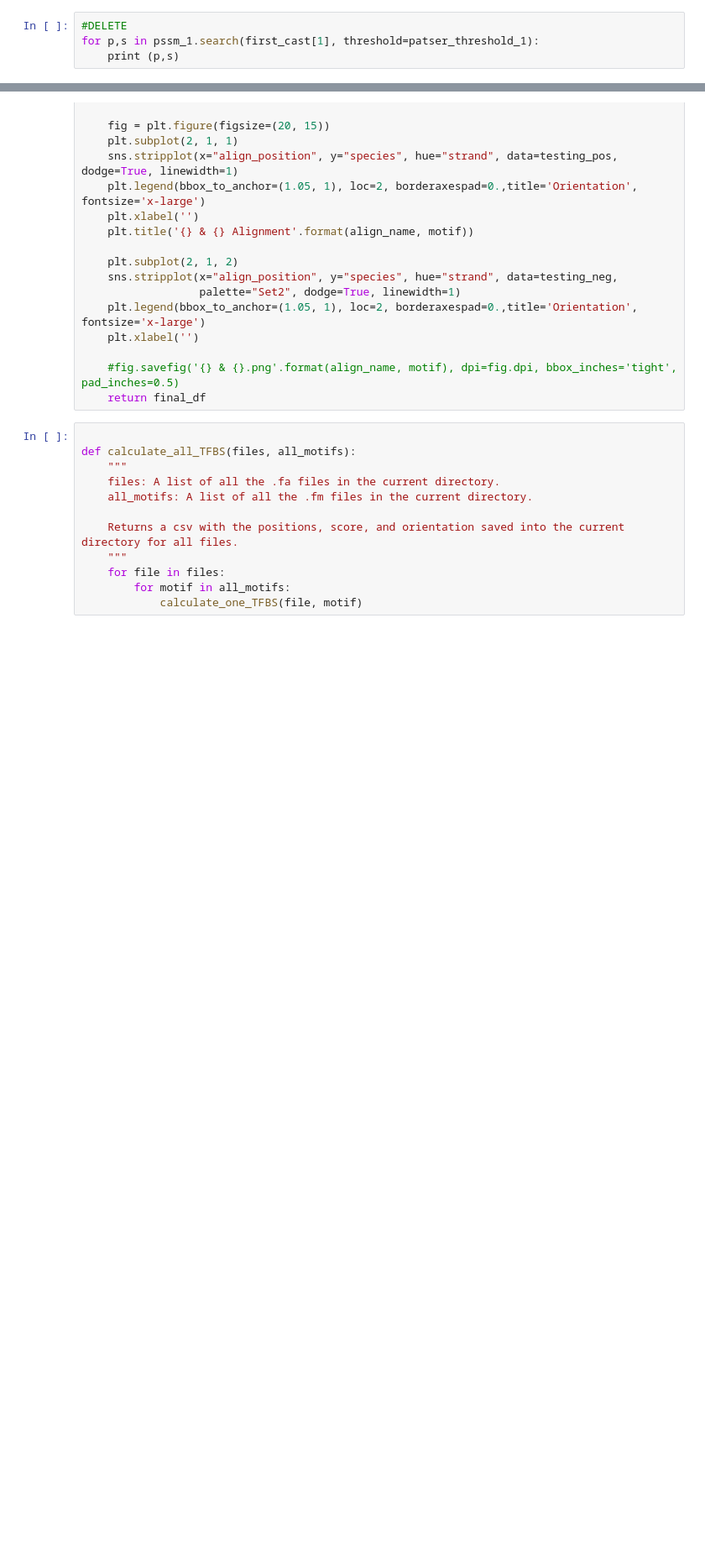
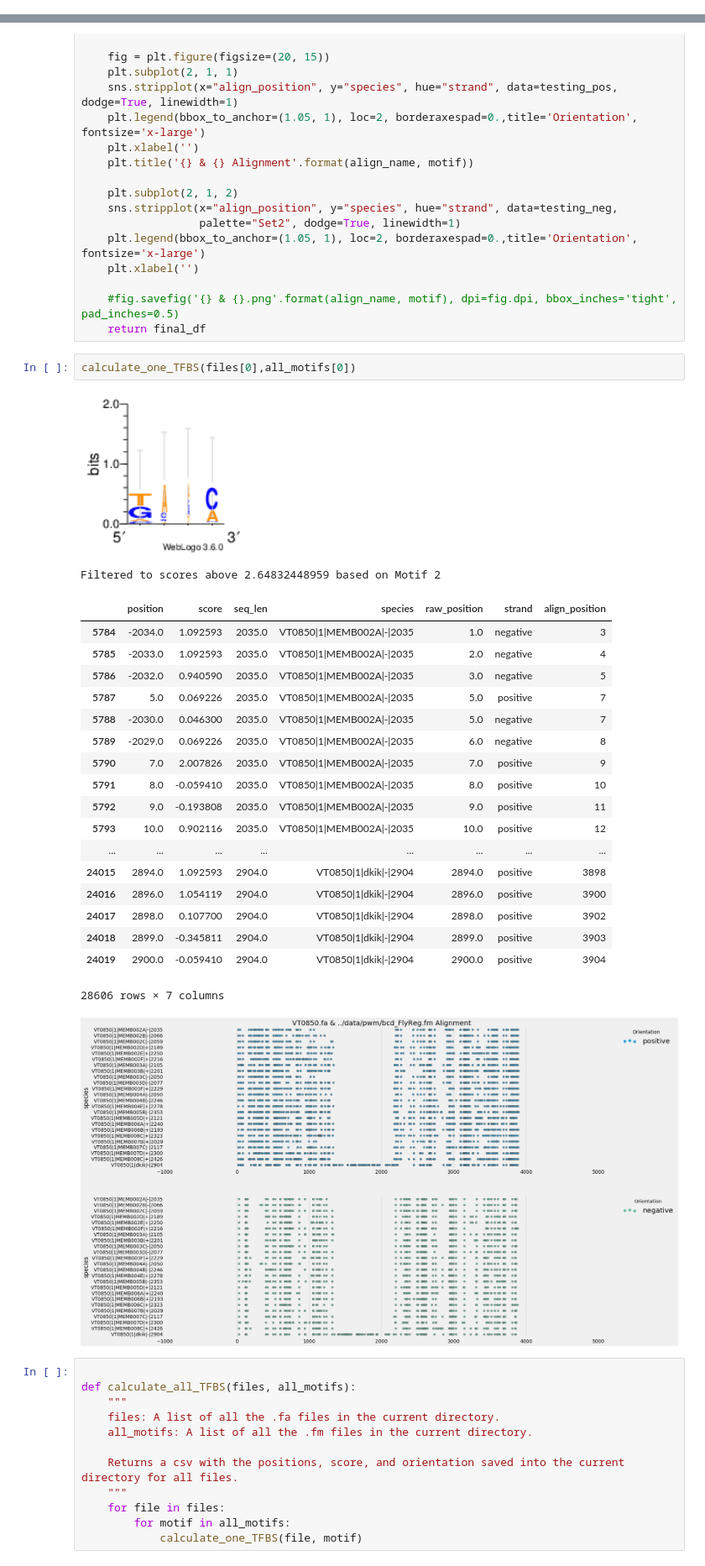
Before and after one commit to DiscoveryDNA/TFBS_presence, a Jupyter notebook: code/Motif_Scoring_and_Extraction.ipynb, the cells around one changed output, grey strips where cells are left out. Shown at 84% size. Saved outputs shown, nothing was run; the diff lists cells and outputs as text; blank space fills up the shorter version.

```diff
--- a/code/Motif_Scoring_and_Extraction.ipynb
+++ b/code/Motif_Scoring_and_Extraction.ipynb
@@ -192,4 +183,0 @@ patser_threshold_1 = distr_1.threshold_patser()
-# %%
-#DELETE
-for p,s in pssm_1.search(first_cast[1], threshold=patser_threshold_1):
-    print (p,s)
@@ -660,6 +626,30 @@ def calculate_one_TFBS(file, motif):
 
     #fig.savefig('{} & {}.png'.format(align_name, motif), dpi=fig.dpi, bbox_inches='tight', pad_inches=0.5)
     return final_df
+# %%
+calculate_one_TFBS(files[0],all_motifs[0])
+# %% [output]
+[figure, added]
+Filtered to scores above 2.64832448959 based on Motif 2
+|  | position | score | seq_len | species | raw_position | strand | align_position |
+| 5784 | -2034.0 | 1.092593 | 2035.0 | VT0850|1|MEMB002A|-|2035 | 1.0 | negative | 3 |
+| 5785 | -2033.0 | 1.092593 | 2035.0 | VT0850|1|MEMB002A|-|2035 | 2.0 | negative | 4 |
+| 5786 | -2032.0 | 0.940590 | 2035.0 | VT0850|1|MEMB002A|-|2035 | 3.0 | negative | 5 |
+| 5787 | 5.0 | 0.069226 | 2035.0 | VT0850|1|MEMB002A|-|2035 | 5.0 | positive | 7 |
+| 5788 | -2030.0 | 0.046300 | 2035.0 | VT0850|1|MEMB002A|-|2035 | 5.0 | negative | 7 |
+| 5789 | -2029.0 | 0.069226 | 2035.0 | VT0850|1|MEMB002A|-|2035 | 6.0 | negative | 8 |
+| 5790 | 7.0 | 2.007826 | 2035.0 | VT0850|1|MEMB002A|-|2035 | 7.0 | positive | 9 |
+| 5791 | 8.0 | -0.059410 | 2035.0 | VT0850|1|MEMB002A|-|2035 | 8.0 | positive | 10 |
+| 5792 | 9.0 | -0.193808 | 2035.0 | VT0850|1|MEMB002A|-|2035 | 9.0 | positive | 11 |
+| 5793 | 10.0 | 0.902116 | 2035.0 | VT0850|1|MEMB002A|-|2035 | 10.0 | positive | 12 |
+| ... | ... | ... | ... | ... | ... | ... | ... |
+| 24015 | 2894.0 | 1.092593 | 2904.0 | VT0850|1|dkik|-|2904 | 2894.0 | positive | 3898 |
+| 24016 | 2896.0 | 1.054119 | 2904.0 | VT0850|1|dkik|-|2904 | 2896.0 | positive | 3900 |
+| 24017 | 2898.0 | 0.107700 | 2904.0 | VT0850|1|dkik|-|2904 | 2898.0 | positive | 3902 |
+| 24018 | 2899.0 | -0.345811 | 2904.0 | VT0850|1|dkik|-|2904 | 2899.0 | positive | 3903 |
+| 24019 | 2900.0 | -0.059410 | 2904.0 | VT0850|1|dkik|-|2904 | 2900.0 | positive | 3904 |
+28606 rows × 7 columns
+[figure, added]
 # %%
 
 def calculate_all_TFBS(files, all_motifs):
```
Also changed, not shown: parts of 37 cells of this notebook.
